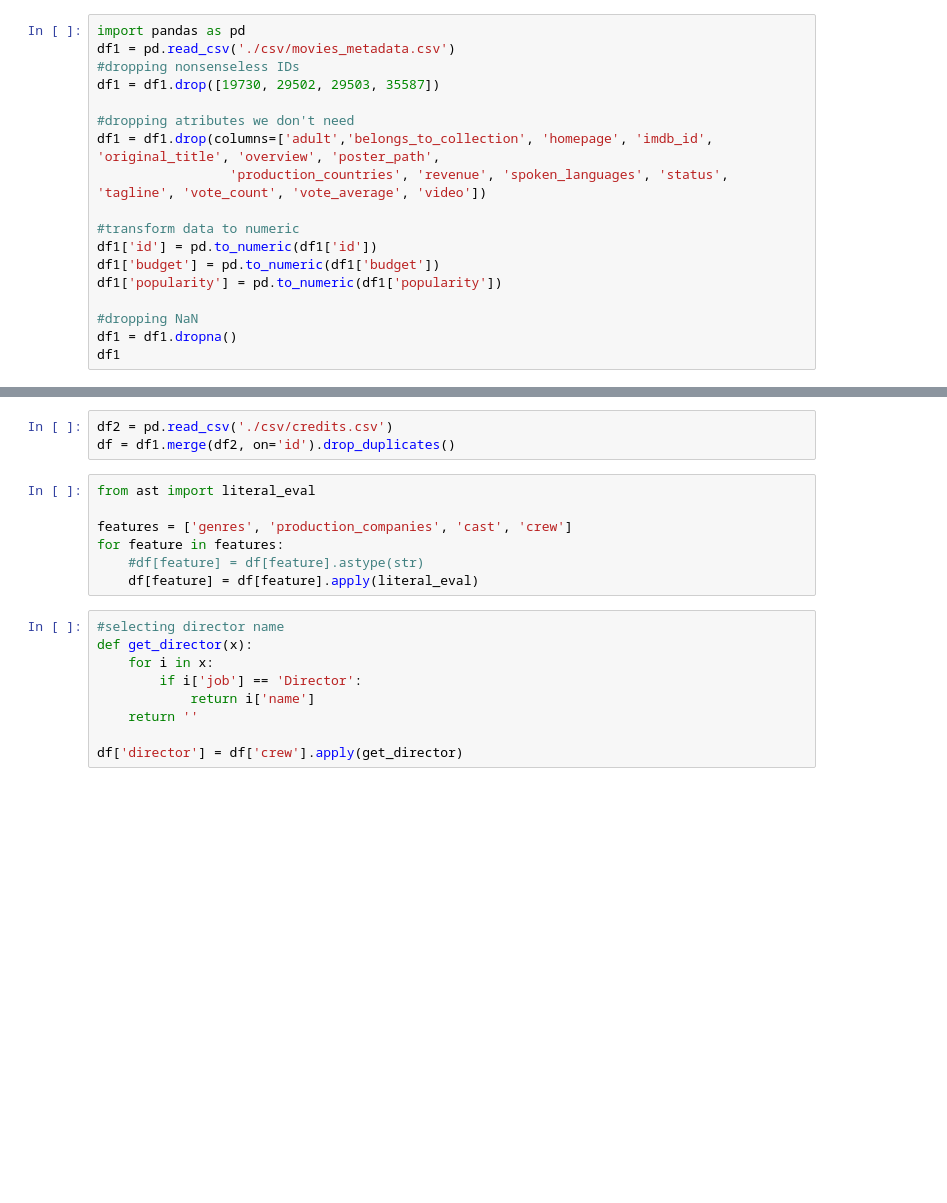
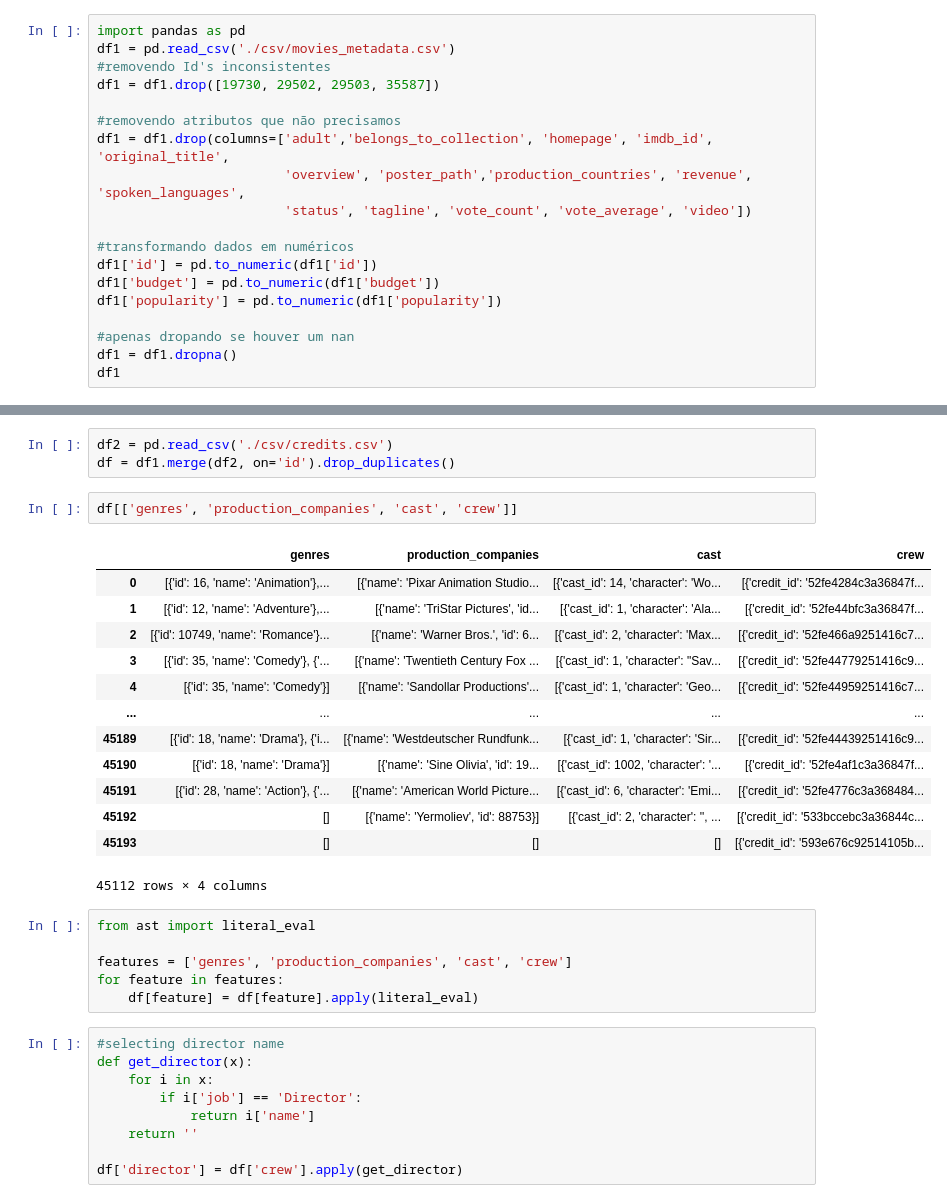
Before and after one commit to Sidovsk/movie-recommender, a Jupyter notebook: manipulacaoConteudo.ipynb, the cells around one changed output, grey strips where cells are left out. Saved outputs shown, nothing was run; the diff lists cells and outputs as text; blank space fills up the shorter version.

```diff
--- a/manipulacaoConteudo.ipynb
+++ b/manipulacaoConteudo.ipynb
@@ -1,19 +4,20 @@
 # %%
 import pandas as pd
 df1 = pd.read_csv('./csv/movies_metadata.csv')
-#dropping nonsenseless IDs
+#removendo Id's inconsistentes
 df1 = df1.drop([19730, 29502, 29503, 35587])
 
-#dropping atributes we don't need
-df1 = df1.drop(columns=['adult','belongs_to_collection', 'homepage', 'imdb_id', 'original_title', 'overview', 'poster_path',
-                 'production_countries', 'revenue', 'spoken_languages', 'status', 'tagline', 'vote_count', 'vote_average', 'video'])
+#removendo atributos que não precisamos
+df1 = df1.drop(columns=['adult','belongs_to_collection', 'homepage', 'imdb_id', 'original_title',
+                        'overview', 'poster_path','production_countries', 'revenue', 'spoken_languages',
+                        'status', 'tagline', 'vote_count', 'vote_average', 'video'])
 
-#transform data to numeric
+#transformando dados em numéricos
 df1['id'] = pd.to_numeric(df1['id'])
 df1['budget'] = pd.to_numeric(df1['budget'])
 df1['popularity'] = pd.to_numeric(df1['popularity'])
 
-#dropping NaN
+#apenas dropando se houver um nan
 df1 = df1.dropna()
 df1
 # %% [output]
@@ -33,12 +37,27 @@ df1
 # %%
 df2 = pd.read_csv('./csv/credits.csv')
 df = df1.merge(df2, on='id').drop_duplicates()
+# %%
+df[['genres', 'production_companies', 'cast', 'crew']]
+# %% [output]
+|  | genres | production_companies | cast | crew |
+| 0 | [{'id': 16, 'name': 'Animation'},... | [{'name': 'Pixar Animation Studio... | [{'cast_id': 14, 'character': 'Wo... | [{'credit_id': '52fe4284c3a36847f... |
+| 1 | [{'id': 12, 'name': 'Adventure'},... | [{'name': 'TriStar Pictures', 'id... | [{'cast_id': 1, 'character': 'Ala... | [{'credit_id': '52fe44bfc3a36847f... |
+| 2 | [{'id': 10749, 'name': 'Romance'}... | [{'name': 'Warner Bros.', 'id': 6... | [{'cast_id': 2, 'character': 'Max... | [{'credit_id': '52fe466a9251416c7... |
+| 3 | [{'id': 35, 'name': 'Comedy'}, {'... | [{'name': 'Twentieth Century Fox ... | [{'cast_id': 1, 'character': "Sav... | [{'credit_id': '52fe44779251416c9... |
+| 4 | [{'id': 35, 'name': 'Comedy'}] | [{'name': 'Sandollar Productions'... | [{'cast_id': 1, 'character': 'Geo... | [{'credit_id': '52fe44959251416c7... |
+| ... | ... | ... | ... | ... |
+| 45189 | [{'id': 18, 'name': 'Drama'}, {'i... | [{'name': 'Westdeutscher Rundfunk... | [{'cast_id': 1, 'character': 'Sir... | [{'credit_id': '52fe44439251416c9... |
+| 45190 | [{'id': 18, 'name': 'Drama'}] | [{'name': 'Sine Olivia', 'id': 19... | [{'cast_id': 1002, 'character': '... | [{'credit_id': '52fe4af1c3a36847f... |
+| 45191 | [{'id': 28, 'name': 'Action'}, {'... | [{'name': 'American World Picture... | [{'cast_id': 6, 'character': 'Emi... | [{'credit_id': '52fe4776c3a368484... |
+| 45192 | [] | [{'name': 'Yermoliev', 'id': 88753}] | [{'cast_id': 2, 'character': '', ... | [{'credit_id': '533bccebc3a36844c... |
+| 45193 | [] | [] | [] | [{'credit_id': '593e676c92514105b... |
+45112 rows × 4 columns
 # %%
 from ast import literal_eval
 
 features = ['genres', 'production_companies', 'cast', 'crew']
 for feature in features:
-    #df[feature] = df[feature].astype(str)
     df[feature] = df[feature].apply(literal_eval)
 # %%
 #selecting director name
```
Also changed, not shown: parts of 10 cells of this notebook, 4 other files.
